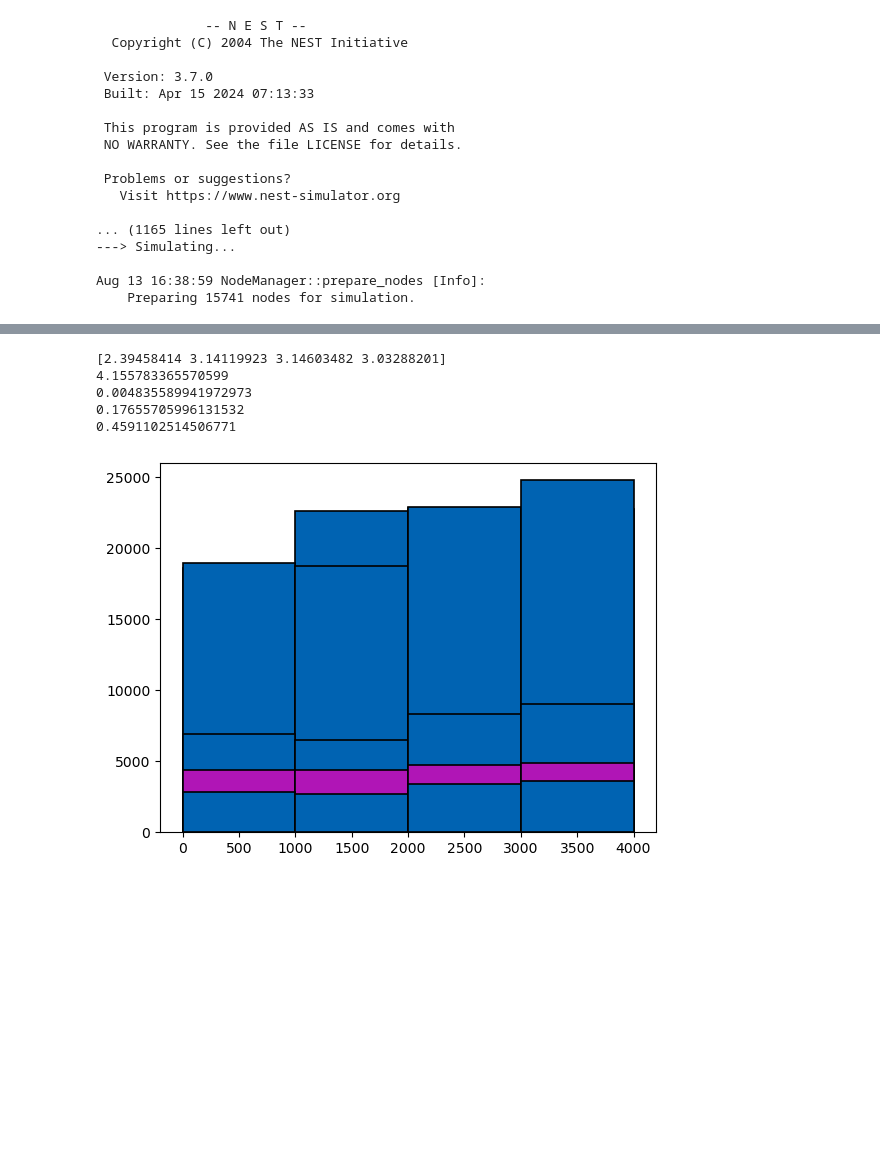
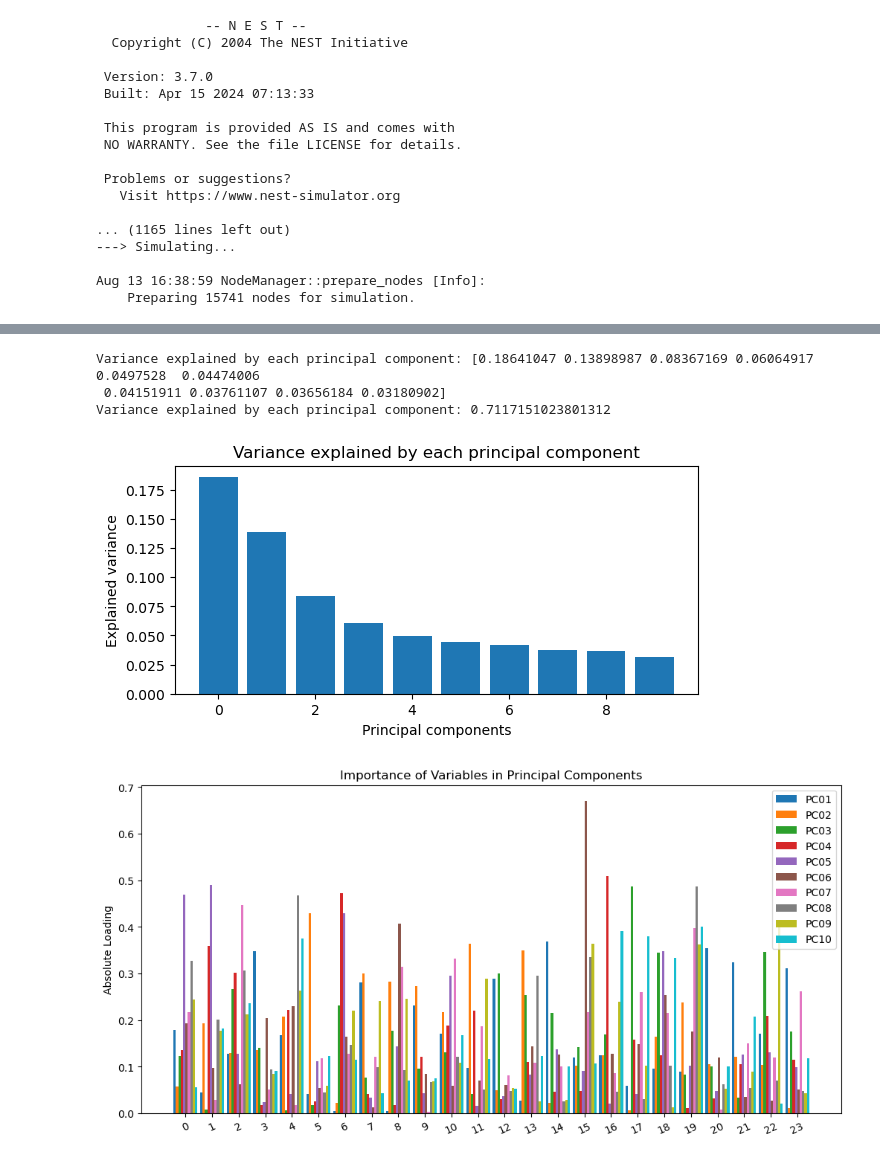
Before and after one commit to smadariagar/canonical_microcircuits, a Jupyter notebook: run_models.ipynb, the cells around one changed output, grey strips where cells are left out. Cells and saved outputs as stored; diff of their text form; code cells hidden in the pictures; blank space fills up the shorter version.

```diff
--- a/run_models.ipynb
+++ b/run_models.ipynb
@@ -146,11 +274,64 @@ for j, trl in enumerate(trial):
-# %%
-
-data_path = 	"/home/samuelmr/Documentos/NEST/canonical_microcircuits/results/potjans_diesmann/20240905191928"
-pso.save_result(folder_path,data_path, 0,0, 4137)
-# %% [output]
-[2.39458414 3.14119923 3.14603482 3.03288201]
-4.155783365570599
-0.004835589941972973
-0.17655705996131532
-0.4591102514506771
-[figure, removed]
+# %%
+from sklearn.decomposition import PCA
+from sklearn.preprocessing import StandardScaler
+
+################################################################################
+# PCA cluster
+# Separate features and group information
+cols = np.array(['trials', 'subjects'])
+params = range(24)
+names = np.concatenate((cols, params), axis=None)
+
+df = pd.read_csv(os.path.join(folder_path, 'swarm.csv'), header=None, names=names)
+pca_metrics = df.columns.to_list()
+features = df[pca_metrics[2:]]
+group_info = df[['trials', 'subjects']]
+
+# Standardize the data (necessary for a good PCA)
+scaler = StandardScaler()
+scaled_features = scaler.fit_transform(features)
+
+# Principal component analysis (PCA)
+n_comp = 10
+pca = PCA(n_components=n_comp)
+principal_components = pca.fit_transform(scaled_features)
+
+comp_names = ['PC01', 'PC02', 'PC03', 'PC04', 'PC05', 'PC06', 'PC07', 'PC08', 'PC09','PC10',
+            'PC11', 'PC12', 'PC13', 'PC14', 'PC15', 'PC16', 'PC17', 'PC18', 'PC19','PC20',
+            'PC21', 'PC22', 'PC23', 'PC24']
+
+# Visualize the variance explained by each principal component
+explained_variance = pca.explained_variance_ratio_
+print("Variance explained by each principal component:", explained_variance)
+print("Variance explained by each principal component:", np.sum(explained_variance))
+
+# Plot the variance explained by each principal component
+fig, ax = plt.subplots(layout='constrained', figsize=(6, 3))
+bars = plt.bar(range(len(explained_variance)), explained_variance, align='center')
+#plt.xticks(range(len(explained_variance)), comp_names[:len(explained_variance)])
+plt.xlabel('Principal components')
+plt.ylabel('Explained variance')
+plt.title('Variance explained by each principal component')
+plt.show()
+
+# A new DataFrame is generated with the PCA principal components
+loadings = pca.components_.T
+pca_df = pd.DataFrame(loadings, index=features.columns, columns=comp_names[:len(explained_variance)])
+
+# Visualize the importance of the variables in the principal components
+fig, ax = plt.subplots(layout='constrained', figsize=(10, 5))
+bar_l, x_pos = 0.9/n_comp, np.arange(0,len(pca_metrics[2:]))
+for i in range(n_comp):
+    plt.bar(x_pos-((bar_l/2)*(n_comp-1))+i*bar_l, np.abs(pca_df[comp_names[i]]), width=bar_l, label=comp_names[i])
+
+plt.xticks(range(len(pca_metrics[2:])), pca_df.index, rotation=25)
+plt.ylabel('Absolute Loading')
+plt.title('Importance of Variables in Principal Components')
+plt.legend()
+plt.show()
+# %% [output]
+Variance explained by each principal component: [0.18641047 0.13898987 0.08367169 0.06064917 0.0497528  0.04474006
+ 0.04151911 0.03761107 0.03656184 0.03180902]
+Variance explained by each principal component: 0.7117151023801312
+[figure, added]
+[figure, added]
```
Also changed, not shown: parts of 7 cells of this notebook, 3 other files.
